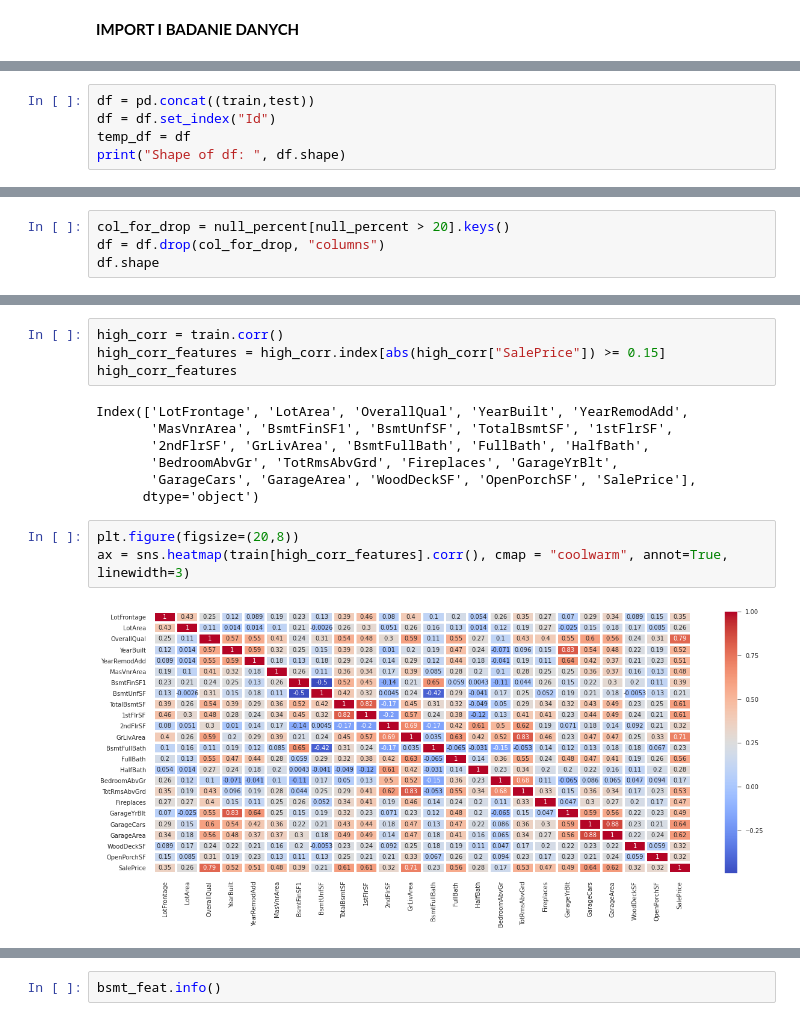
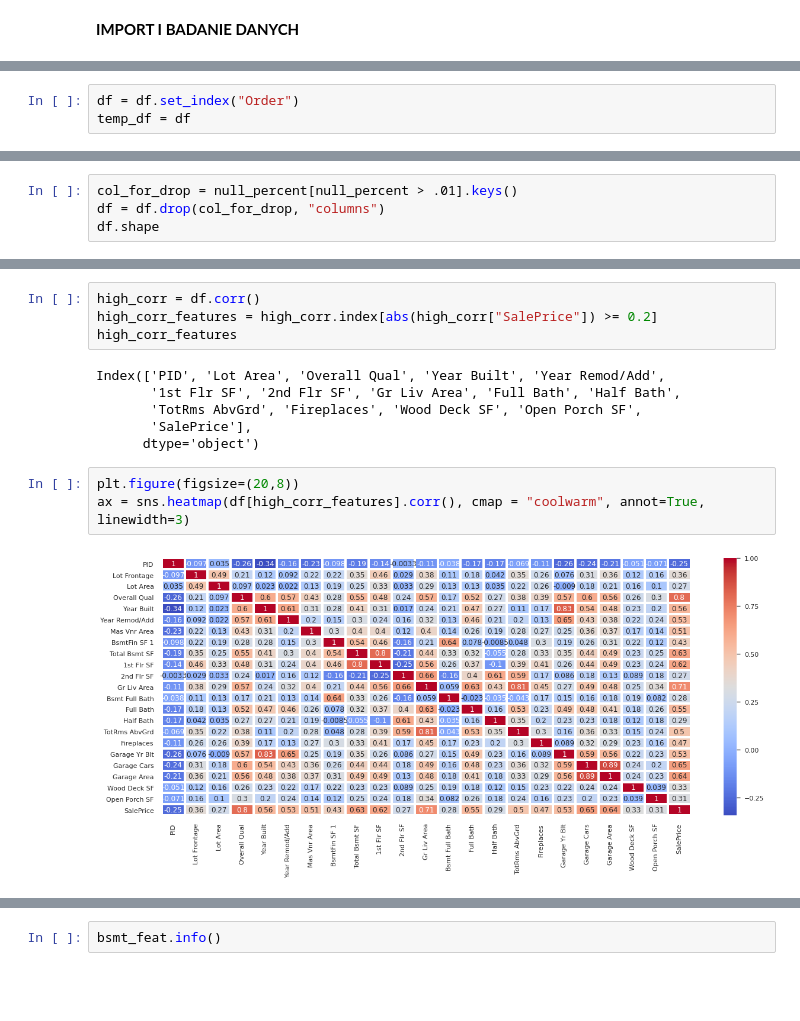
Before and after one commit to infoshareacademy/jdsz5-outdated, a Jupyter notebook: ml/ml_houses.ipynb, the cells around one changed output, grey strips where cells are left out. Saved outputs shown, nothing was run; the diff lists cells and outputs as text; blank space fills up the shorter version.

```diff
--- a/ml/ml_houses.ipynb
+++ b/ml/ml_houses.ipynb
@@ -29,5 +26,0 @@ train.head()
-# %%
-df = pd.concat((train,test))
-df = df.set_index("Id")
-temp_df = df
-print("Shape of df: ", df.shape)
@@ -35,0 +27,3 @@ Shape of df:  (2919, 80)
+# %%
+df = df.set_index("Order")
+temp_df = df
@@ -135,6 +138,6 @@ SalePrice        49.982871
 dtype: float64
 # %%
-col_for_drop = null_percent[null_percent > 20].keys()
+col_for_drop = null_percent[null_percent > .01].keys()
 df = df.drop(col_for_drop, "columns")
 df.shape
 # %% [output]
@@ -165,19 +168,18 @@ ax = sns.heatmap(train.corr(), cmap = "coolwarm", annot=True, linewidth=2)
 # %%
-high_corr = train.corr()
-high_corr_features = high_corr.index[abs(high_corr["SalePrice"]) >= 0.15]
+high_corr = df.corr()
+high_corr_features = high_corr.index[abs(high_corr["SalePrice"]) >= 0.2]
 high_corr_features
 # %% [output]
-Index(['LotFrontage', 'LotArea', 'OverallQual', 'YearBuilt', 'YearRemodAdd',
-       'MasVnrArea', 'BsmtFinSF1', 'BsmtUnfSF', 'TotalBsmtSF', '1stFlrSF',
-       '2ndFlrSF', 'GrLivArea', 'BsmtFullBath', 'FullBath', 'HalfBath',
-       'BedroomAbvGr', 'TotRmsAbvGrd', 'Fireplaces', 'GarageYrBlt',
-       'GarageCars', 'GarageArea', 'WoodDeckSF', 'OpenPorchSF', 'SalePrice'],
+Index(['PID', 'Lot Area', 'Overall Qual', 'Year Built', 'Year Remod/Add',
+       '1st Flr SF', '2nd Flr SF', 'Gr Liv Area', 'Full Bath', 'Half Bath',
+       'TotRms AbvGrd', 'Fireplaces', 'Wood Deck SF', 'Open Porch SF',
+       'SalePrice'],
       dtype='object')
 # %%
 plt.figure(figsize=(20,8))
-ax = sns.heatmap(train[high_corr_features].corr(), cmap = "coolwarm", annot=True, linewidth=3)
+ax = sns.heatmap(df[high_corr_features].corr(), cmap = "coolwarm", annot=True, linewidth=3)
 # %% [output]
-[figure, old version]
+[figure, new version]
 # %%
 plt.figure(figsize=(16,9))
 for i in range(len(high_corr_features)):
```
Also changed, not shown: parts of 27 cells of this notebook, 1 other file.
